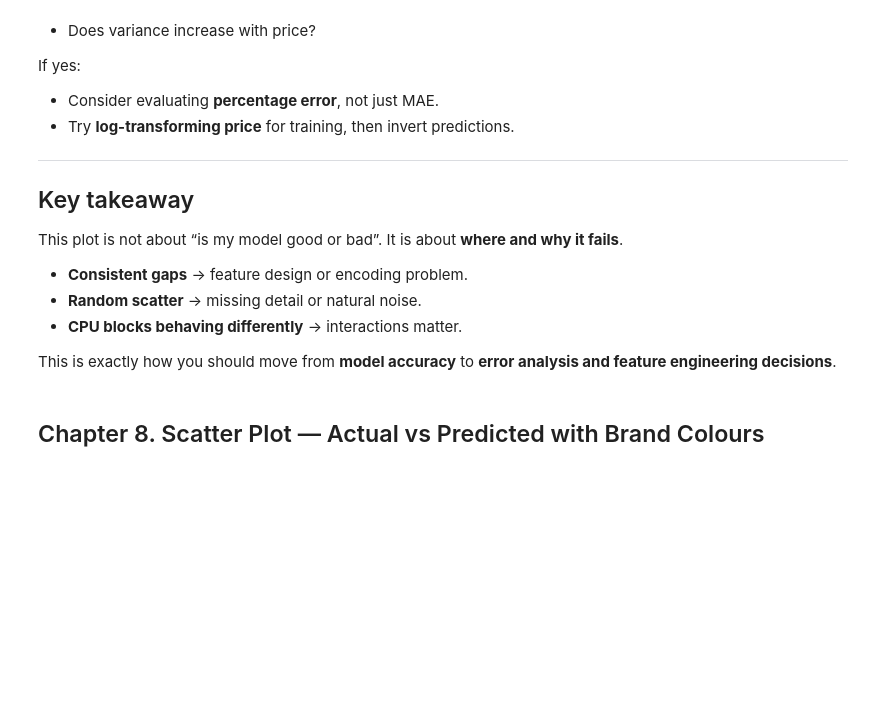
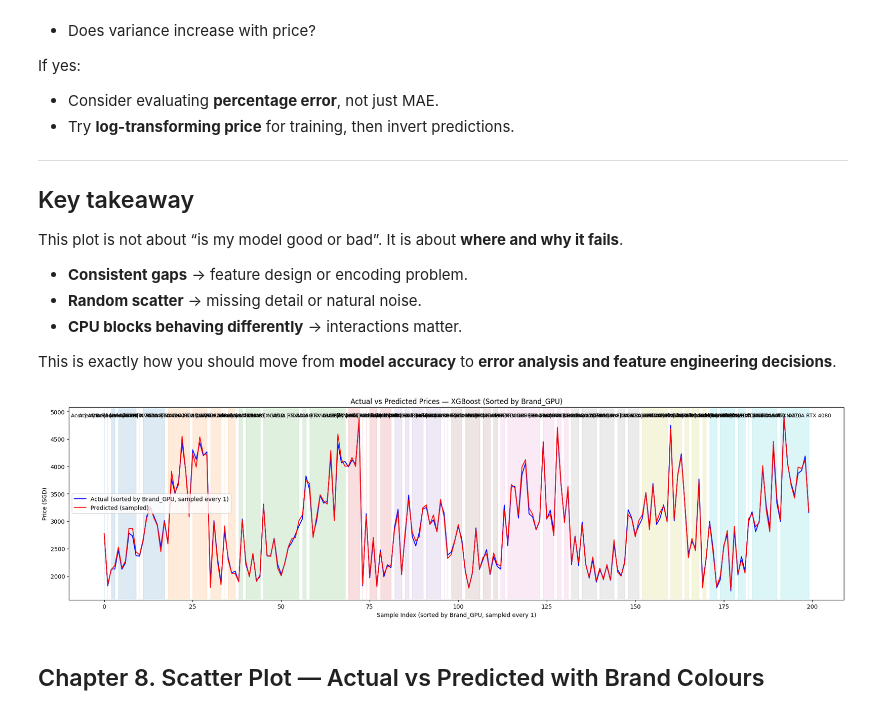
Before and after one commit to pauljune5052-CET/ADALL_github, a Jupyter notebook: ADALL_Modelling_Evaluation_With_LLM.ipynb, the cells around one changed output. Saved outputs shown, nothing was run; the diff lists cells and outputs as text; code cells hidden in the pictures; blank space fills up the shorter version.

```diff
--- a/ADALL_Modelling_Evaluation_With_LLM.ipynb
+++ b/ADALL_Modelling_Evaluation_With_LLM.ipynb
@@ -1411,7 +1428,11 @@ import numpy as np
 # -----------------------------------------
 # USER SETTINGS (edit these only)
 # -----------------------------------------
-sort_col = "GPU"   # any column in X_test (e.g. "Brand", "GPU", "Screen_Size_inch")
+# With combination column
+X_test["Brand_GPU"] = X_test["Brand"].astype(str) + " | " + X_test["GPU"].astype(str)
+X_test = X_test[["Brand_GPU"] + [c for c in X_test.columns if c != "Brand_GPU"]]
+sort_col = "Brand_GPU"
+#sort_col = "GPU"  # any column in X_test (e.g. "Brand", "GPU", "Screen_Size_inch")
 step_n  = 1         # sample every n-th row after sorting
 
 # -----------------------------------------
@@ -1463,33 +1484,35 @@ for idx, (s, e, group_name) in enumerate(spans):
 ax.plot(
     df_plot["Actual"].values,
     label=f"Actual (sorted by {sort_col}, sampled every {step_n})",
     color="blue"
 )
 
 # Predicted values (XGBoost)
 ax.plot(
     df_plot["Predicted"].values,
     label="Predicted (sampled)",
     color="red"
 )
 
 ax.set_title(f"Actual vs Predicted Prices — XGBoost (Sorted by {sort_col})")
 ax.set_xlabel(f"Sample Index (sorted by {sort_col}, sampled every {step_n})")
 ax.set_ylabel("Price (SGD)")
 ax.legend()
 
 # Group labels
 for idx, (s, e, group_name) in enumerate(spans):
     ax.text(
         (s + e) / 2,
         ax.get_ylim()[1] * 0.98,
         str(group_name),
         ha="center",
         va="top",
         fontsize=9
     )
 
 plt.show()
+# %% [output]
+[figure, added]
 # %% [markdown]
 ## Chapter 8. Scatter Plot — Actual vs Predicted with Brand Colours
 # %%
```
Also changed, not shown: parts of 8 cells of this notebook.
